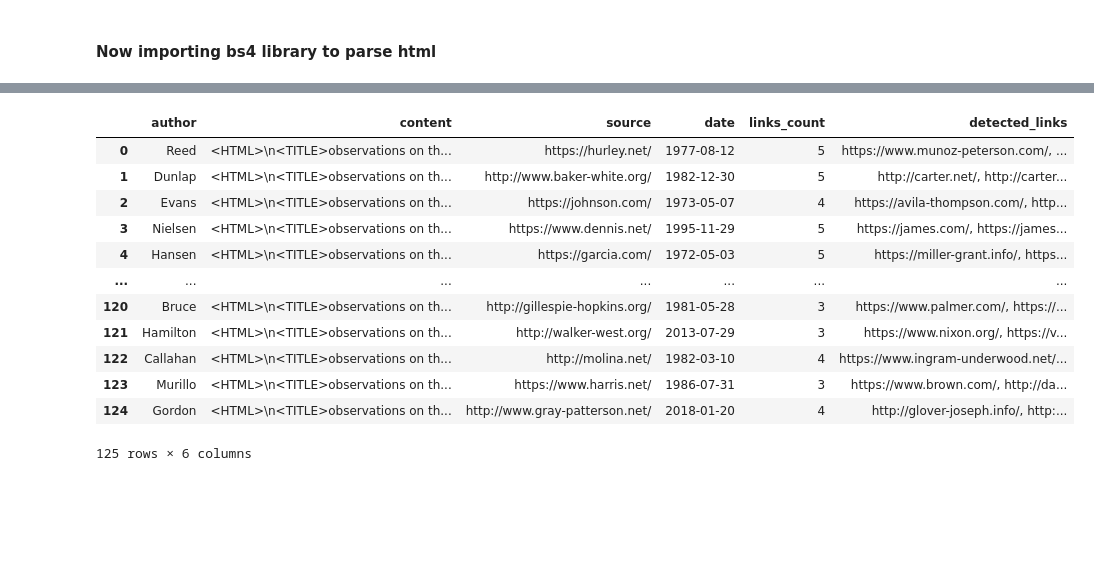
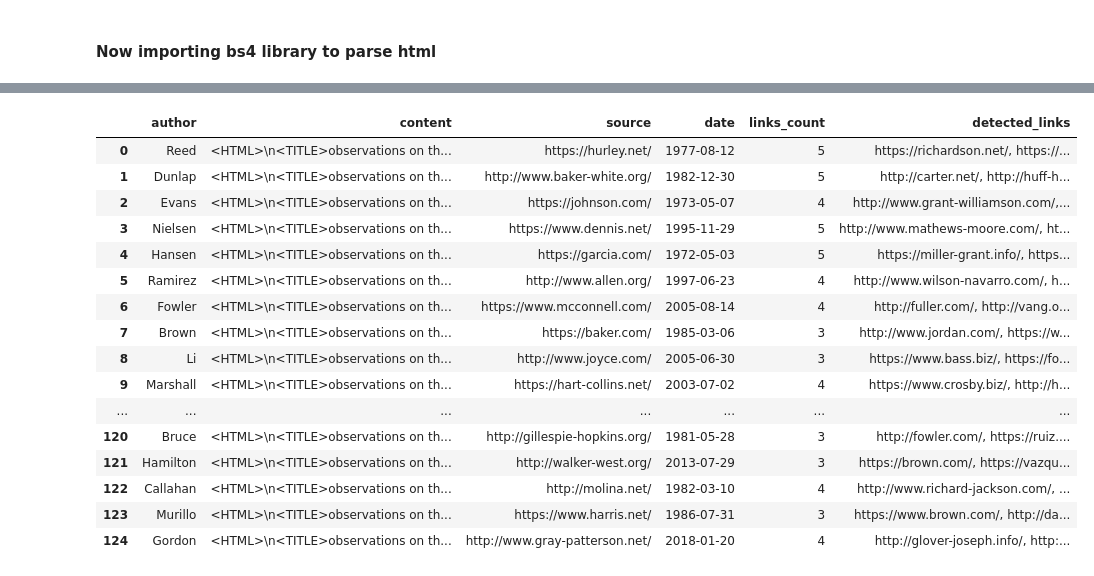
Before and after one commit to devparikh0506/DATA-601, a Jupyter notebook: assignments/week-4/html-in-xml.ipynb, the cells around one changed output, grey strips where cells are left out. Cells and saved outputs as stored; diff of their text form; code cells hidden in the pictures; blank space fills up the shorter version.

```diff
--- a/assignments/week-4/html-in-xml.ipynb
+++ b/assignments/week-4/html-in-xml.ipynb
@@ -12,16 +9,13 @@ import pandas as pd
 # %% [markdown]
 #### Creating a function to load data from xml file
 # %%
-def get_pages_from_xml(file_name : str):
+def load_xml_to_df(file_name : str):
   try:
-    # with open(file_name) as file:
-      # data = xtd.parse(file.read())
-      # all_pages = data.get("all_pages")
     return pd.read_xml(file_name)
   except:
     return None
 # %%
-df = get_pages_from_xml("xml_containing_html.xml")
+df = load_xml_to_df("xml_containing_html.xml")
 # %% [markdown]
 #### Now importing bs4 library to parse html
 # %%
@@ -33,7 +35,6 @@ def extract_links_from_html(html):
   try:
     soup = BeautifulSoup(html, 'html.parser')
     links = [link.get("href") for link in soup.find_all('a')]
-    return pd.Series([len(links),', '.join(links)])
+    return pd.Series([len(links),', '.join(list(set(links)))])
   except Exception as e:
-    print(e)
-    return None
+    return pd.Series([0, ''])
@@ -40,17 +47,22 @@ def extract_links_from_html(html):
 # %%
 df[["links_count", "detected_links"]] = df["content"].apply(extract_links_from_html)
+pd.set_option("display.max_rows", 200)
 df
 # %% [output]
 |  | author | content | source | date | links_count | detected_links |
-| 0 | Reed | <HTML>\n<TITLE>observations on th... | https://hurley.net/ | 1977-08-12 | 5 | https://www.munoz-peterson.com/, ... |
-| 1 | Dunlap | <HTML>\n<TITLE>observations on th... | http://www.baker-white.org/ | 1982-12-30 | 5 | http://carter.net/, http://carter... |
-| 2 | Evans | <HTML>\n<TITLE>observations on th... | https://johnson.com/ | 1973-05-07 | 4 | https://avila-thompson.com/, http... |
-| 3 | Nielsen | <HTML>\n<TITLE>observations on th... | https://www.dennis.net/ | 1995-11-29 | 5 | https://james.com/, https://james... |
+| 0 | Reed | <HTML>\n<TITLE>observations on th... | https://hurley.net/ | 1977-08-12 | 5 | https://richardson.net/, https://... |
+| 1 | Dunlap | <HTML>\n<TITLE>observations on th... | http://www.baker-white.org/ | 1982-12-30 | 5 | http://carter.net/, http://huff-h... |
+| 2 | Evans | <HTML>\n<TITLE>observations on th... | https://johnson.com/ | 1973-05-07 | 4 | http://www.grant-williamson.com/,... |
+| 3 | Nielsen | <HTML>\n<TITLE>observations on th... | https://www.dennis.net/ | 1995-11-29 | 5 | http://www.mathews-moore.com/, ht... |
 | 4 | Hansen | <HTML>\n<TITLE>observations on th... | https://garcia.com/ | 1972-05-03 | 5 | https://miller-grant.info/, https... |
+| 5 | Ramirez | <HTML>\n<TITLE>observations on th... | http://www.allen.org/ | 1997-06-23 | 4 | http://www.wilson-navarro.com/, h... |
+| 6 | Fowler | <HTML>\n<TITLE>observations on th... | https://www.mcconnell.com/ | 2005-08-14 | 4 | http://fuller.com/, http://vang.o... |
+| 7 | Brown | <HTML>\n<TITLE>observations on th... | https://baker.com/ | 1985-03-06 | 3 | http://www.jordan.com/, https://w... |
+| 8 | Li | <HTML>\n<TITLE>observations on th... | http://www.joyce.com/ | 2005-06-30 | 3 | https://www.bass.biz/, https://fo... |
+| 9 | Marshall | <HTML>\n<TITLE>observations on th... | https://hart-collins.net/ | 2003-07-02 | 4 | https://www.crosby.biz/, http://h... |
 | ... | ... | ... | ... | ... | ... | ... |
-| 120 | Bruce | <HTML>\n<TITLE>observations on th... | http://gillespie-hopkins.org/ | 1981-05-28 | 3 | https://www.palmer.com/, https://... |
-| 121 | Hamilton | <HTML>\n<TITLE>observations on th... | http://walker-west.org/ | 2013-07-29 | 3 | https://www.nixon.org/, https://v... |
-| 122 | Callahan | <HTML>\n<TITLE>observations on th... | http://molina.net/ | 1982-03-10 | 4 | https://www.ingram-underwood.net/... |
+| 120 | Bruce | <HTML>\n<TITLE>observations on th... | http://gillespie-hopkins.org/ | 1981-05-28 | 3 | http://fowler.com/, https://ruiz.... |
+| 121 | Hamilton | <HTML>\n<TITLE>observations on th... | http://walker-west.org/ | 2013-07-29 | 3 | https://brown.com/, https://vazqu... |
+| 122 | Callahan | <HTML>\n<TITLE>observations on th... | http://molina.net/ | 1982-03-10 | 4 | http://www.richard-jackson.com/, ... |
 | 123 | Murillo | <HTML>\n<TITLE>observations on th... | https://www.harris.net/ | 1986-07-31 | 3 | https://www.brown.com/, http://da... |
 | 124 | Gordon | <HTML>\n<TITLE>observations on th... | http://www.gray-patterson.net/ | 2018-01-20 | 4 | http://glover-joseph.info/, http:... |
-125 rows × 6 columns
```
Also changed, not shown: parts of 6 cells of this notebook.
